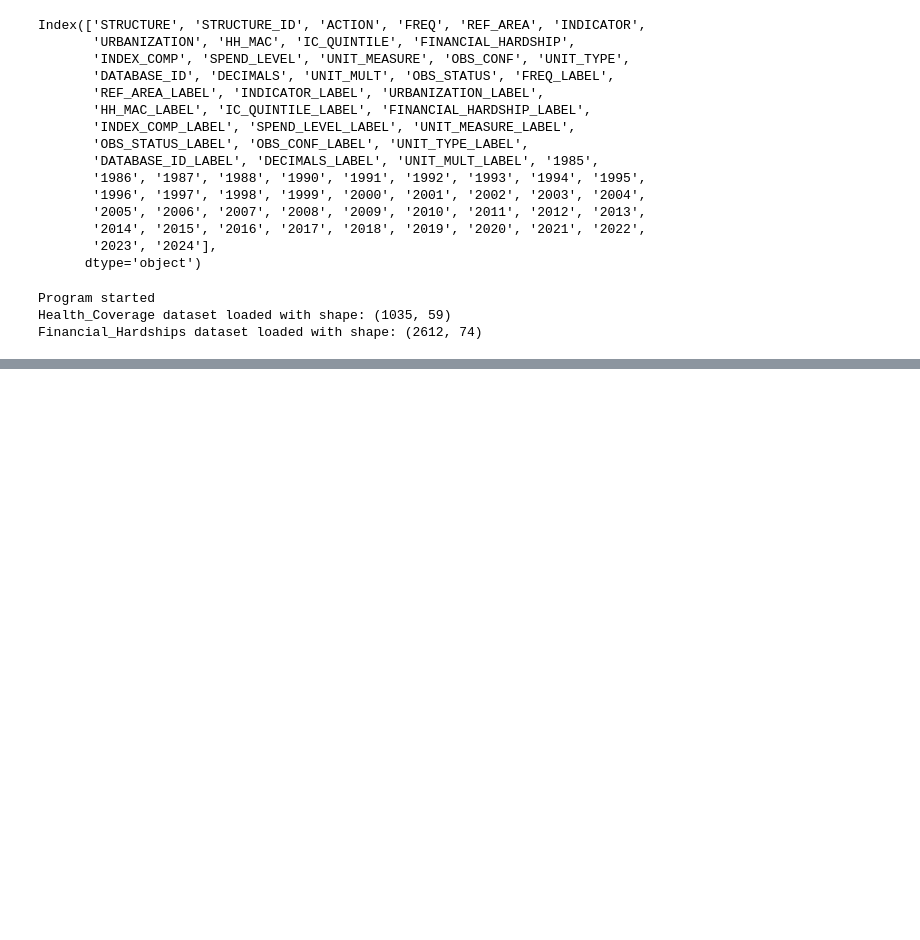
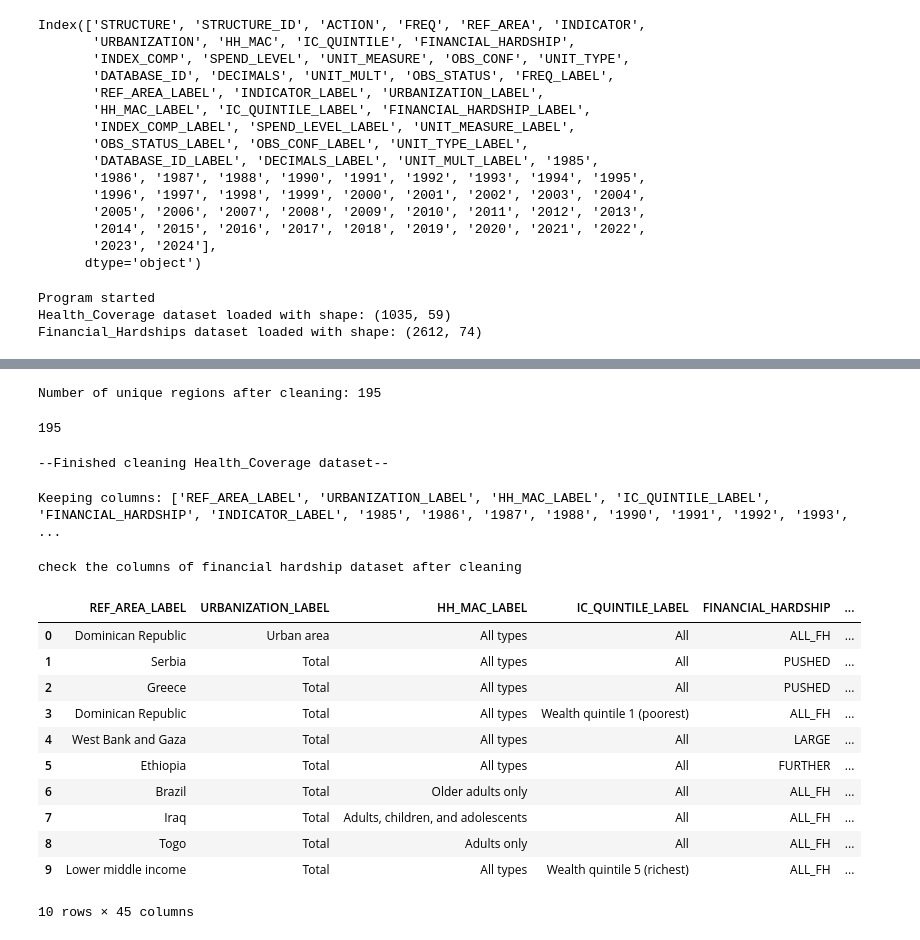
Before and after one commit to deelux-2468/Individual-_CW_DSPLC-IIT, a Jupyter notebook: Clean_Dataset.ipynb, the cells around one changed output, grey strips where cells are left out. Saved outputs shown, nothing was run; the diff lists cells and outputs as text; code cells hidden in the pictures; blank space fills up the shorter version.

```diff
--- a/Clean_Dataset.ipynb
+++ b/Clean_Dataset.ipynb
@@ -110,0 +245,36 @@ Health_Coverage.drop(columns=['STRUCTURE', 'STRUCTURE_ID', 'ACTION', 'FREQ', 'RE
+# %%
+log('Number of unique regions after cleaning: ' + str(Health_Coverage['REF_AREA_LABEL'].nunique()))
+Health_Coverage['REF_AREA_LABEL'].nunique()
+# %% [output]
+Number of unique regions after cleaning: 195
+195
+# %%
+log('--Finished cleaning Health_Coverage dataset--')
+# %% [output]
+--Finished cleaning Health_Coverage dataset--
+# %%
+cols_to_keep = ['REF_AREA_LABEL','URBANIZATION_LABEL','HH_MAC_LABEL','IC_QUINTILE_LABEL','FINANCIAL_HARDSHIP', 'INDICATOR_LABEL'] + \
+               [col for col in Financial_Hardships.columns if col.isdigit()]
+
+Financial_Hardships = Financial_Hardships[cols_to_keep]
+
+log('Keeping columns: ' + str(cols_to_keep))
+# %% [output]
+Keeping columns: ['REF_AREA_LABEL', 'URBANIZATION_LABEL', 'HH_MAC_LABEL', 'IC_QUINTILE_LABEL', 'FINANCIAL_HARDSHIP', 'INDICATOR_LABEL', '1985', '1986', '1987', '1988', '1990', '1991', '1992', '1993',  ...
+# %%
+log("check the columns of financial hardship dataset after cleaning")
+Financial_Hardships.head(10)
+# %% [output]
+check the columns of financial hardship dataset after cleaning
+|  | REF_AREA_LABEL | URBANIZATION_LABEL | HH_MAC_LABEL | IC_QUINTILE_LABEL | FINANCIAL_HARDSHIP | ... |
+| 0 | Dominican Republic | Urban area | All types | All | ALL_FH | ... |
+| 1 | Serbia | Total | All types | All | PUSHED | ... |
+| 2 | Greece | Total | All types | All | PUSHED | ... |
+| 3 | Dominican Republic | Total | All types | Wealth quintile 1 (poorest) | ALL_FH | ... |
+| 4 | West Bank and Gaza | Total | All types | All | LARGE | ... |
+| 5 | Ethiopia | Total | All types | All | FURTHER | ... |
+| 6 | Brazil | Total | Older adults only | All | ALL_FH | ... |
+| 7 | Iraq | Total | Adults, children, and adolescents | All | ALL_FH | ... |
+| 8 | Togo | Total | Adults only | All | ALL_FH | ... |
+| 9 | Lower middle income | Total | All types | Wealth quintile 5 (richest) | ALL_FH | ... |
+10 rows × 45 columns
```
Also changed, not shown: parts of 29 cells of this notebook, 10 other files.
